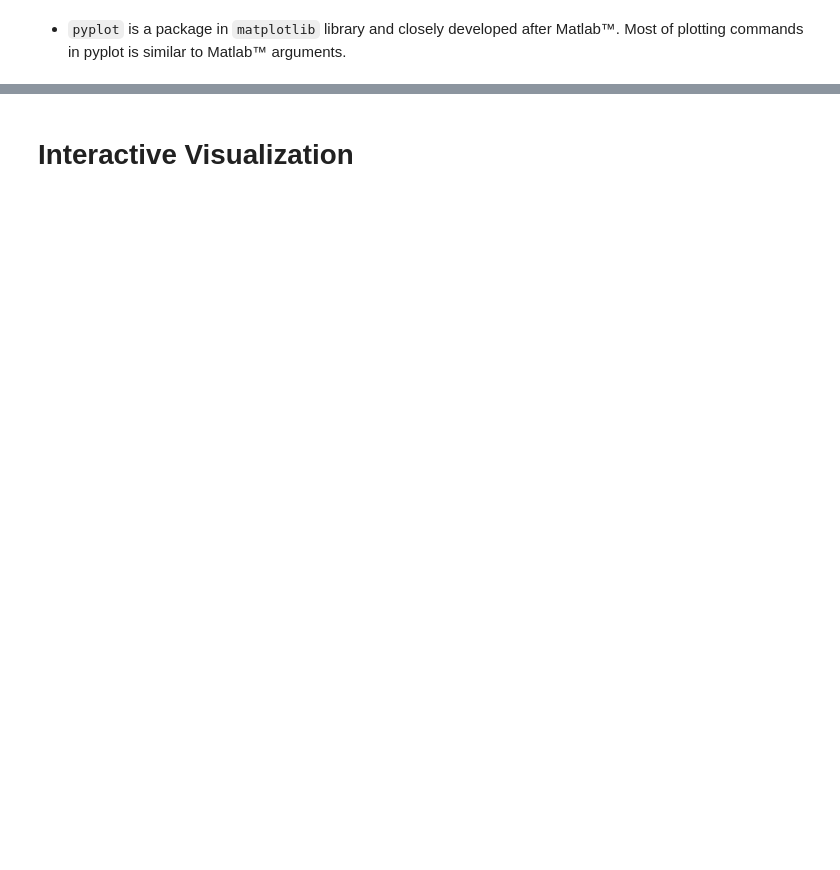
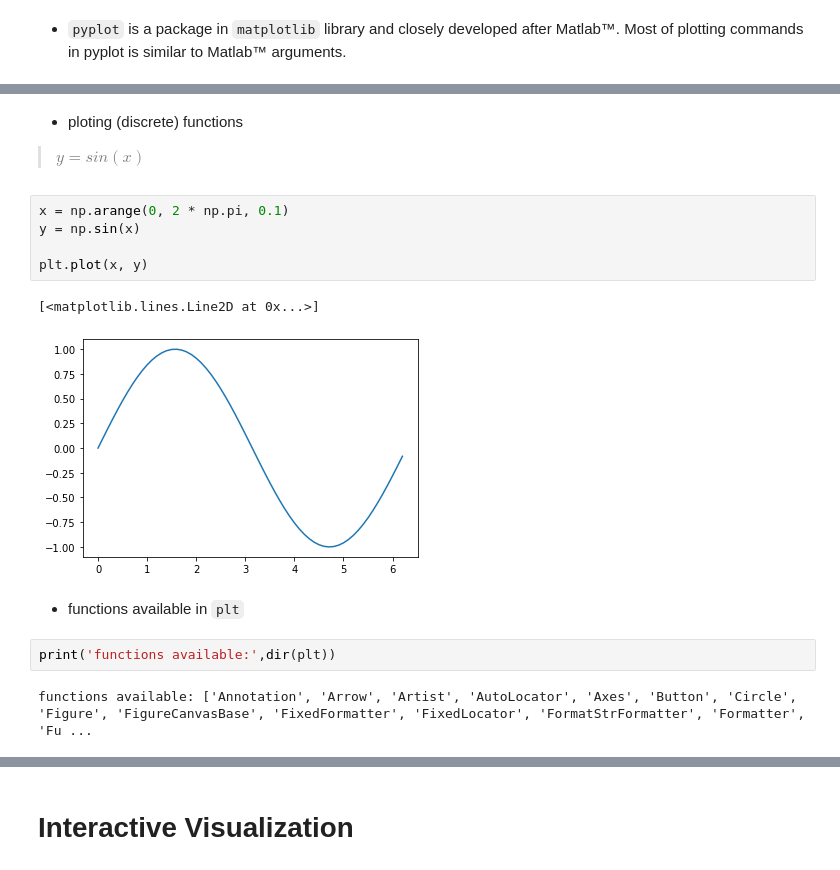
Before and after one commit to gob1thaasan/ScientificComputingWithPython, a Jupyter notebook: NotebookLectures/Chapter4.ipynb, the cells around one changed output, grey strips where cells are left out. Saved outputs shown, nothing was run; the diff lists cells and outputs as text; blank space fills up the shorter version.

```diff
--- a/NotebookLectures/Chapter4.ipynb
+++ b/NotebookLectures/Chapter4.ipynb
@@ -151,0 +122,17 @@ samples = np.loadtxt('data/populations.csv', delimiter=',')
+# %% [markdown]
+- ploting (discrete) functions
+> $y = sin(x)$
+# %%
+x = np.arange(0, 2 * np.pi, 0.1)
+y = np.sin(x)
+
+plt.plot(x, y)
+# %% [output]
+[<matplotlib.lines.Line2D at 0x...>]
+[figure, added]
+# %% [markdown]
+- functions available in `plt`
+# %%
+print('functions available:',dir(plt))
+# %% [output]
+functions available: ['Annotation', 'Arrow', 'Artist', 'AutoLocator', 'Axes', 'Button', 'Circle', 'Figure', 'FigureCanvasBase', 'FixedFormatter', 'FixedLocator', 'FormatStrFormatter', 'Formatter', 'Fu ...
```
Also changed, not shown: parts of 73 cells of this notebook.
